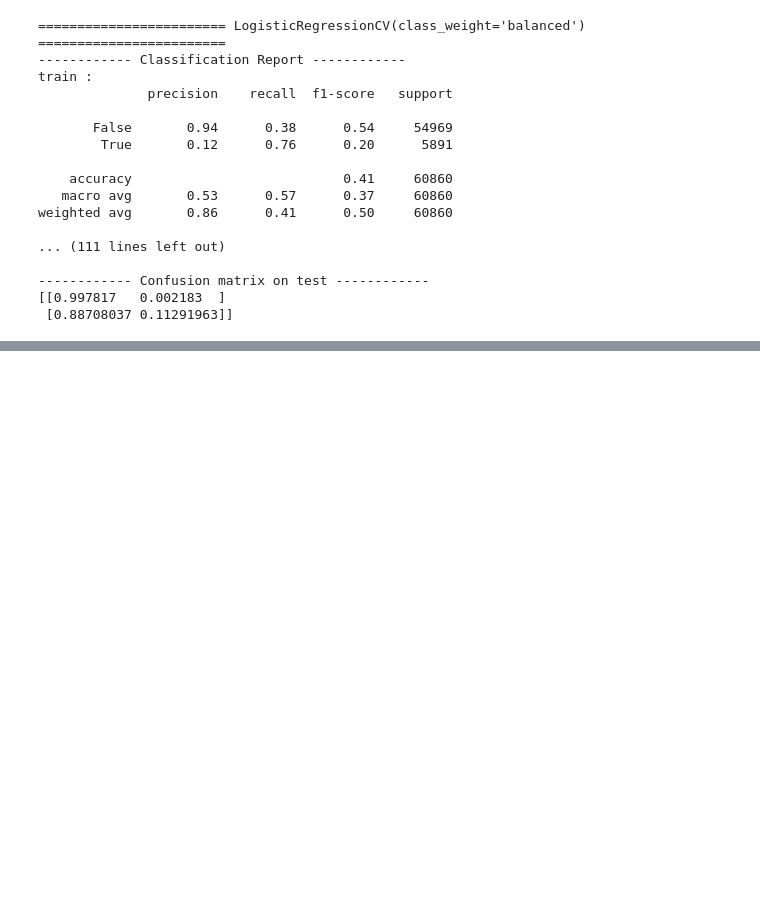
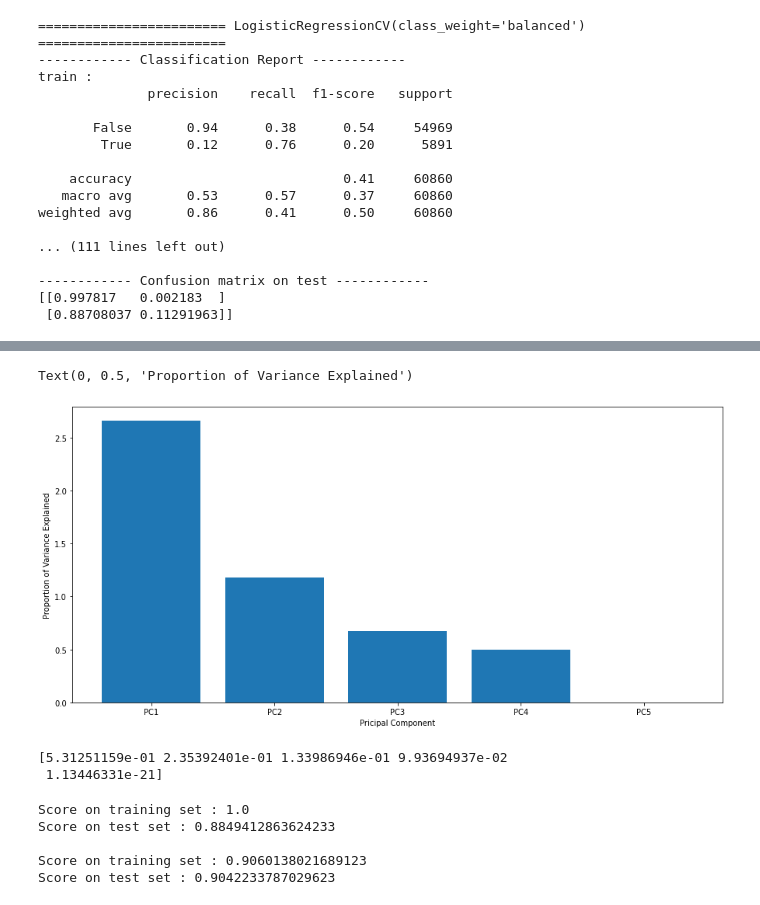
Before and after one commit to Sefray/ptml_project, a Jupyter notebook: nasa-ptml.ipynb, the cells around one changed output, grey strips where cells are left out. Cells and saved outputs as stored; diff of their text form; code cells hidden in the pictures; blank space fills up the shorter version.

```diff
--- a/nasa-ptml.ipynb
+++ b/nasa-ptml.ipynb
@@ -284,0 +314,52 @@ weighted avg       0.86      0.41      0.50     60860
+# %%
+labels = ['PC1','PC2','PC3','PC4','PC5']
+
+plt.figure(figsize=(15,7))
+plt.bar(labels,pca.explained_variance_)
+plt.xlabel('Pricipal Component')
+plt.ylabel('Proportion of Variance Explained')
+# %% [output]
+Text(0, 0.5, 'Proportion of Variance Explained')
+[figure, added]
+# %%
+print(pca.explained_variance_ratio_)
+# %% [output]
+[5.31251159e-01 2.35392401e-01 1.33986946e-01 9.93694937e-02
+ 1.13446331e-21]
+# %%
+from sklearn.pipeline import Pipeline
+
+# fits PCA, transforms data and fits the decision tree classifier
+# on the transformed data
+pipe_tree = Pipeline([
+    				# ('scale', StandardScaler()),
+    				('pca', PCA(n_components=4)),
+                 	('tree', DecisionTreeClassifier())])
+
+pipe_forest = Pipeline([
+    					# ('scale', StandardScaler()), # scaling causes worse results
+    					('pca', PCA(n_components=4)),
+                 		('tree', RandomForestClassifier(max_depth=3, random_state=0, n_estimators = 50))])
+
+pipe_tree.fit(X_train, y_train)
+y_pred_tree = pipe_tree.predict(X_test)
+
+dec_tree_score_train = pipe_tree.score(X_train, y_train)
+dec_tree_score_test = pipe_tree.score(X_test, y_test)
+print(f"Score on training set : {dec_tree_score_train}")
+print(f"Score on test set : {dec_tree_score_test}\n")
+
+
+pipe_forest.fit(X_train, y_train)
+y_pred_forest = pipe_forest.predict(X_test)
+
+rand_forest_score_train = pipe_forest.score(X_train, y_train)
+rand_forest_score_test = pipe_forest.score(X_test, y_test)
+print(f"Score on training set : {rand_forest_score_train}")
+print(f"Score on test set : {rand_forest_score_test}\n")
+# %% [output]
+Score on training set : 1.0
+Score on test set : 0.8849412863624233
+
+Score on training set : 0.9060138021689123
+Score on test set : 0.9042233787029623
```
Also changed, not shown: parts of 6 cells of this notebook.
